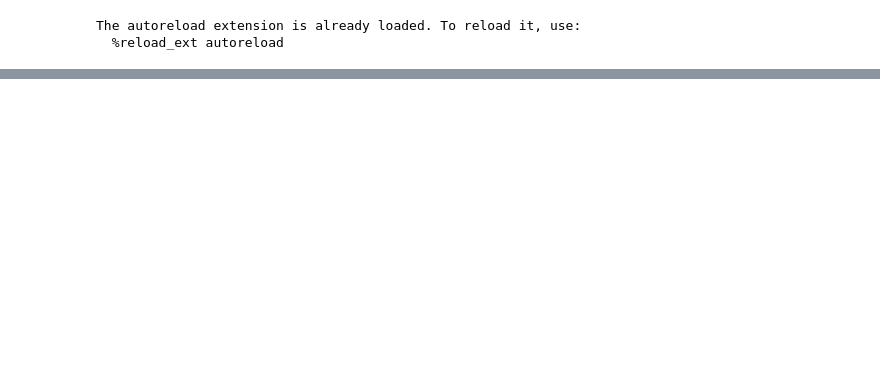
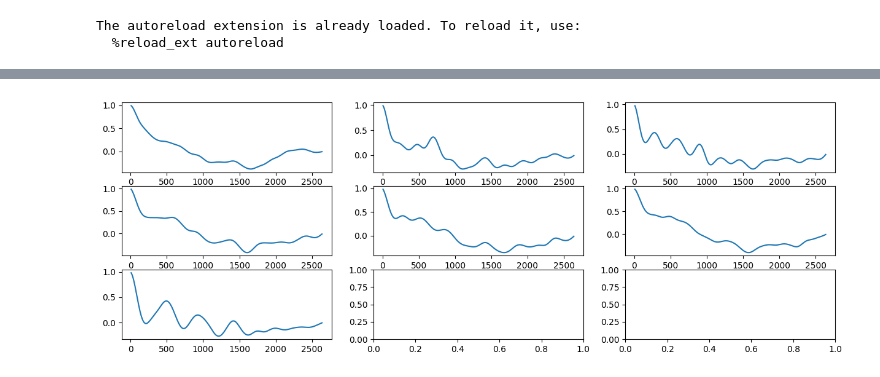
Before and after one commit to annamogo/DiplomaLISF, a Jupyter notebook: sequence_image_anal.ipynb, the cells around one changed output, grey strips where cells are left out. Cells and saved outputs as stored; diff of their text form; code cells hidden in the pictures; blank space fills up the shorter version.

```diff
--- a/sequence_image_anal.ipynb
+++ b/sequence_image_anal.ipynb
@@ -110,0 +113,10 @@ for sig in sig_sm:
+# %%
+# Let's look at autocorrelation functions of original signals
+sig_y = [s[1] for s in sig_sm]
+
+fig, ax = plt.subplots(row_count, 3, figsize=(5*row_count, 5))
+
+for i in range(img_count):
+    ax[i//3][i%3].plot(*san.auto_corr(sig_y[i], N, fs))
+# %% [output]
+[figure, added]
```
Also changed, not shown: parts of 5 cells of this notebook, 2 other files.
